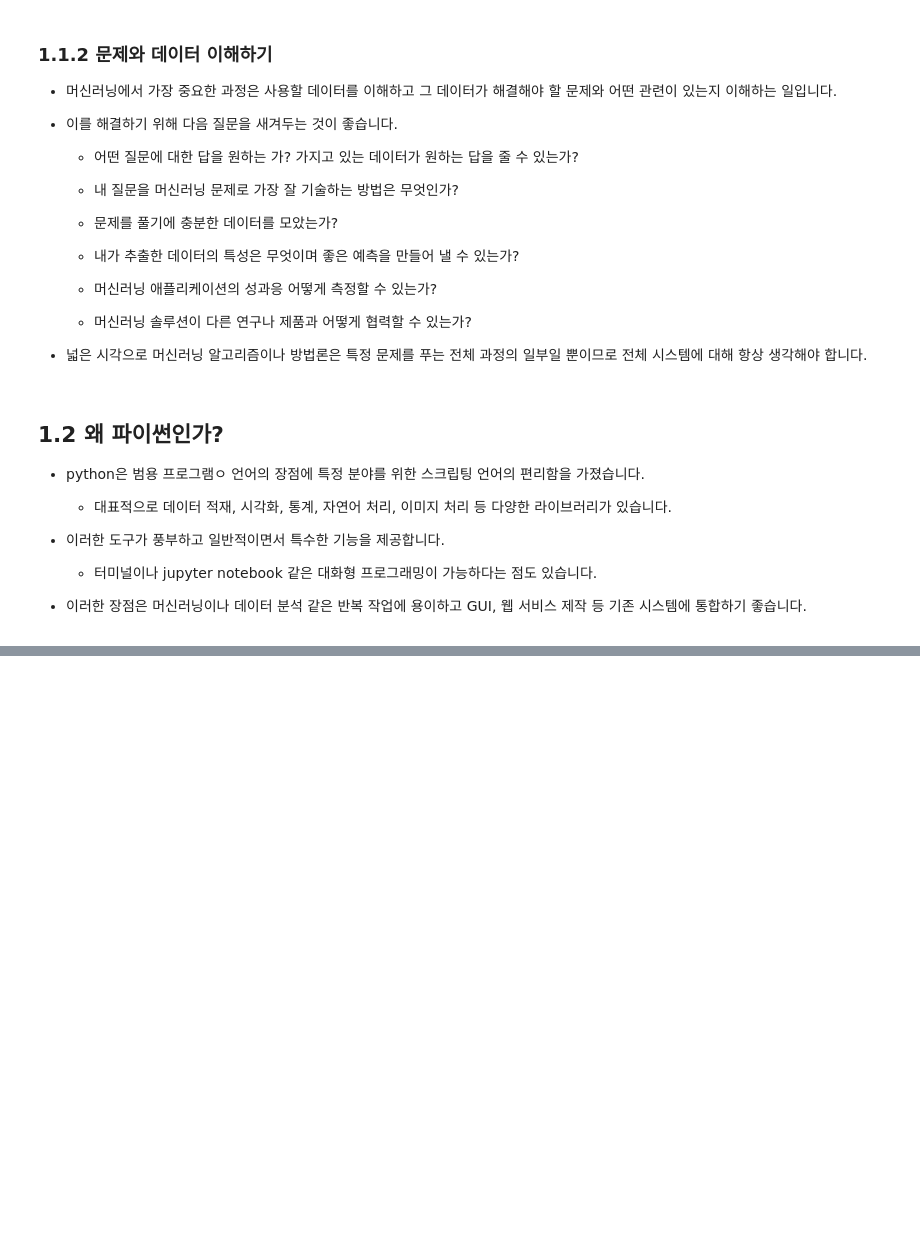
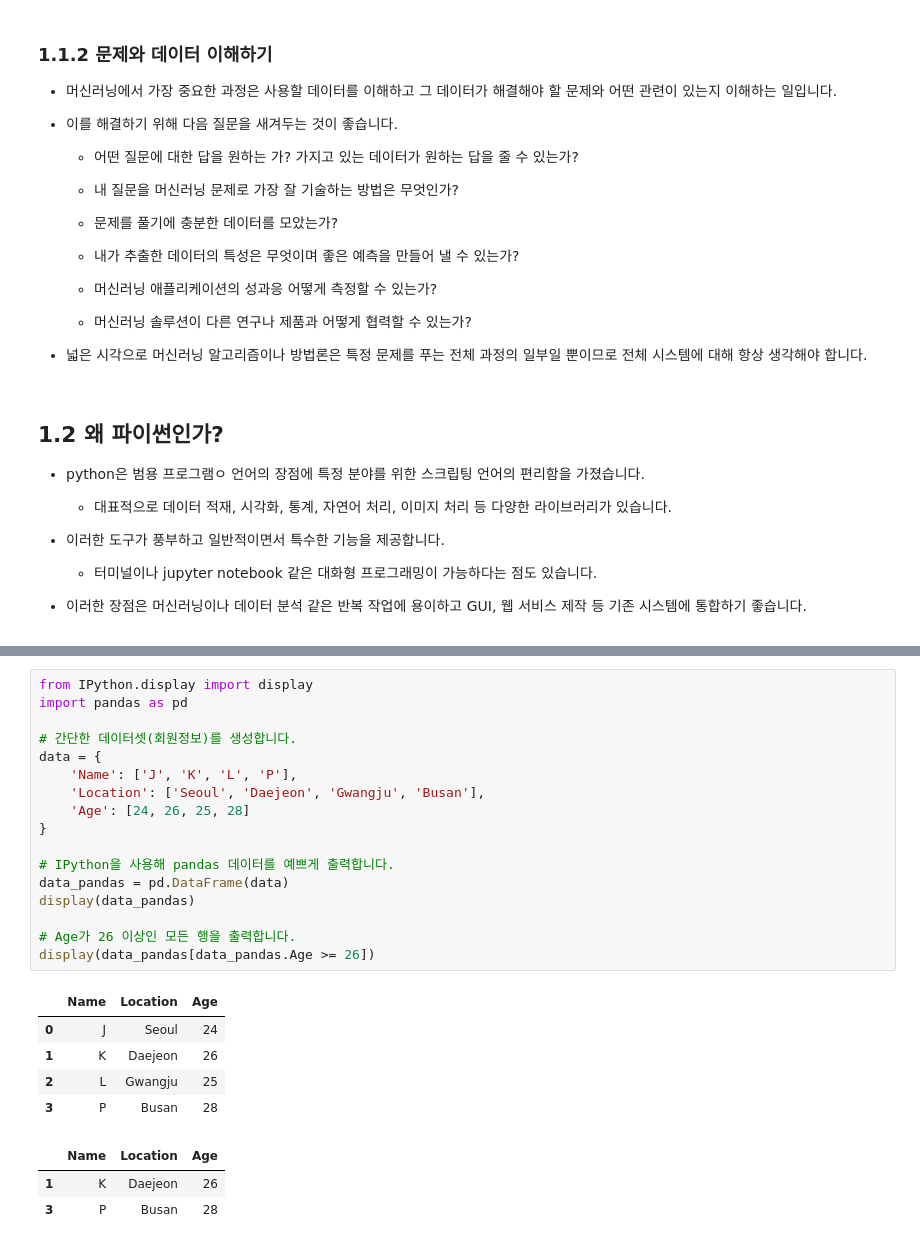
Before and after one commit to Myeonghan-Jeong/introduction-to-marchine-learning-with-python, a Jupyter notebook: chapter01. Introduction.ipynb, the cells around one changed output, grey strips where cells are left out. Cells and saved outputs as stored; diff of their text form; blank space fills up the shorter version.

```diff
--- a/chapter01. Introduction.ipynb
+++ b/chapter01. Introduction.ipynb
@@ -100,0 +223,26 @@ $ pip install numpy scipy matplotlib, ipython scikit-learn pandas pillow
+# %%
+from IPython.display import display
+import pandas as pd
+
+# 간단한 데이터셋(회원정보)를 생성합니다.
+data = {
+    'Name': ['J', 'K', 'L', 'P'],
+    'Location': ['Seoul', 'Daejeon', 'Gwangju', 'Busan'],
+    'Age': [24, 26, 25, 28]
+}
+
+# IPython을 사용해 pandas 데이터를 예쁘게 출력합니다.
+data_pandas = pd.DataFrame(data)
+display(data_pandas)
+
+# Age가 26 이상인 모든 행을 출력합니다.
+display(data_pandas[data_pandas.Age >= 26])
+# %% [output]
+|  | Name | Location | Age |
+| 0 | J | Seoul | 24 |
+| 1 | K | Daejeon | 26 |
+| 2 | L | Gwangju | 25 |
+| 3 | P | Busan | 28 |
+|  | Name | Location | Age |
+| 1 | K | Daejeon | 26 |
+| 3 | P | Busan | 28 |
```
Also changed, not shown: parts of 15 cells of this notebook.
